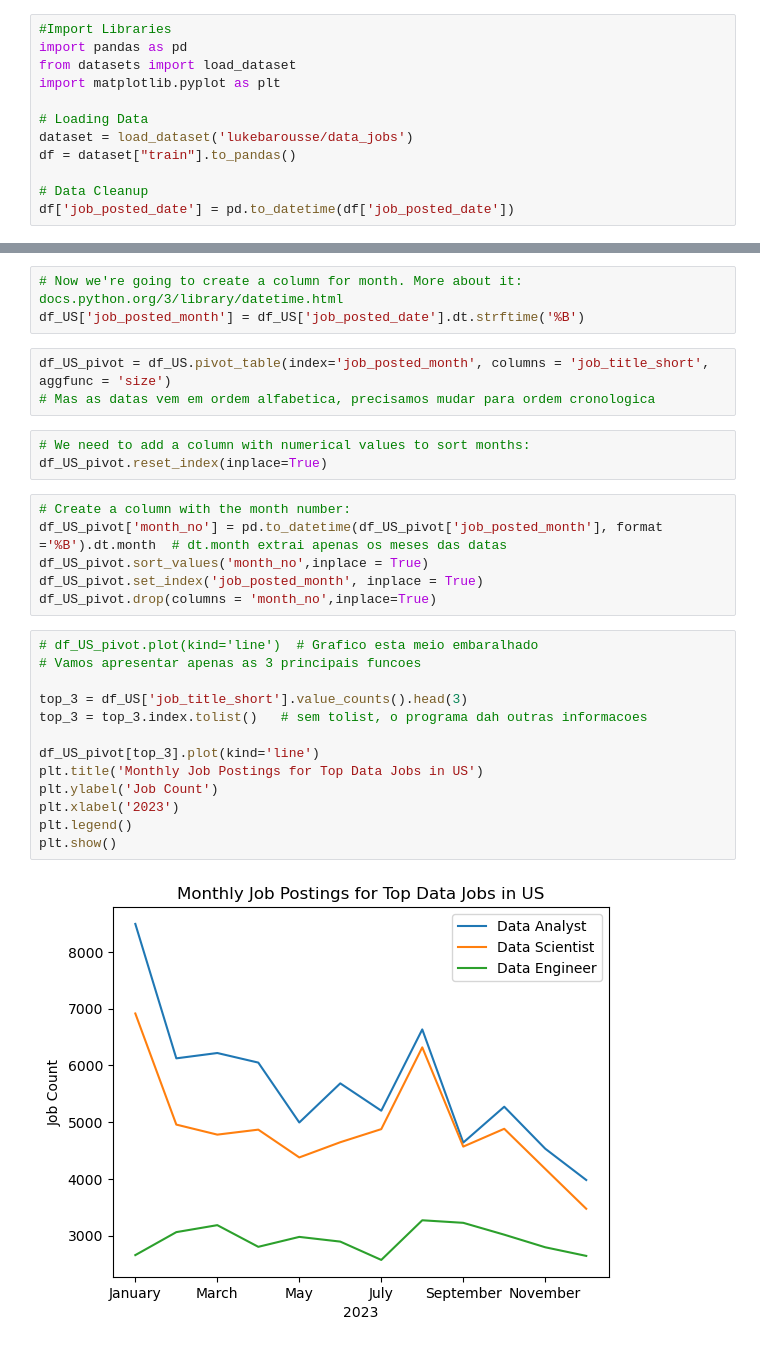
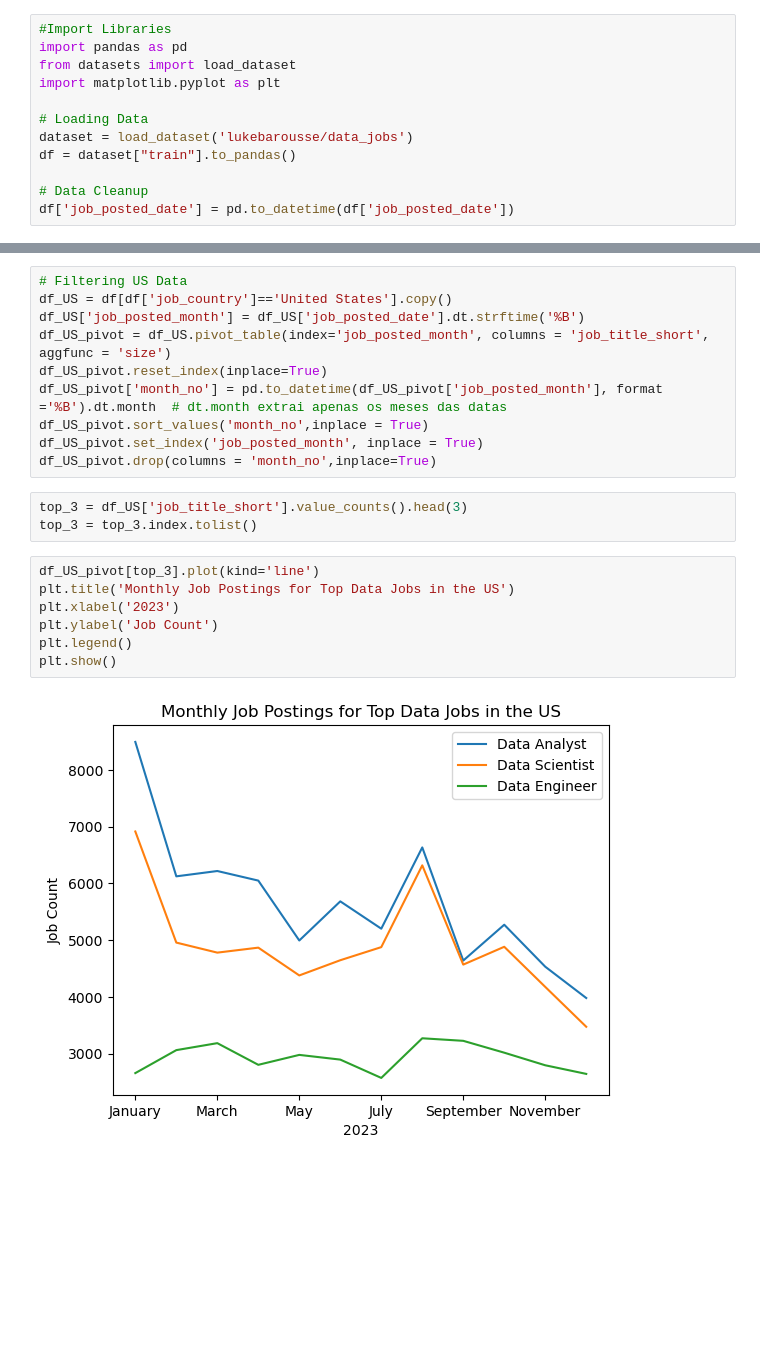
Before and after one commit to e-matsumura/Python_Data_Project, a Jupyter notebook: 2_Advanced/6_Exercise_Job_Demand.ipynb, the cells around one changed output, grey strips where cells are left out. Saved outputs shown, nothing was run; the diff lists cells and outputs as text; blank space fills up the shorter version.

```diff
--- a/2_Advanced/6_Exercise_Job_Demand.ipynb
+++ b/2_Advanced/6_Exercise_Job_Demand.ipynb
@@ -15,30 +13,22 @@ df_US = df[df['job_country']=='United States'].copy()  # good practice to have a
-# %%
-# Now we're going to create a column for month. More about it: docs.python.org/3/library/datetime.html
-df_US['job_posted_month'] = df_US['job_posted_date'].dt.strftime('%B')
-# %%
-df_US_pivot = df_US.pivot_table(index='job_posted_month', columns = 'job_title_short', aggfunc = 'size')
-# Mas as datas vem em ordem alfabetica, precisamos mudar para ordem cronologica
-# %%
-# We need to add a column with numerical values to sort months:
-df_US_pivot.reset_index(inplace=True)
 # %%
-# Create a column with the month number:
+# Filtering US Data
+df_US = df[df['job_country']=='United States'].copy()
+df_US['job_posted_month'] = df_US['job_posted_date'].dt.strftime('%B')
+df_US_pivot = df_US.pivot_table(index='job_posted_month', columns = 'job_title_short', aggfunc = 'size')
+df_US_pivot.reset_index(inplace=True)
 df_US_pivot['month_no'] = pd.to_datetime(df_US_pivot['job_posted_month'], format ='%B').dt.month  # dt.month extrai apenas os meses das datas
 df_US_pivot.sort_values('month_no',inplace = True)
 df_US_pivot.set_index('job_posted_month', inplace = True)
 df_US_pivot.drop(columns = 'month_no',inplace=True)
+# %%
+top_3 = df_US['job_title_short'].value_counts().head(3)
+top_3 = top_3.index.tolist()
 # %%
-# df_US_pivot.plot(kind='line')  # Grafico esta meio embaralhado
-# Vamos apresentar apenas as 3 principais funcoes
-
-top_3 = df_US['job_title_short'].value_counts().head(3)
-top_3 = top_3.index.tolist()   # sem tolist, o programa dah outras informacoes
-
 df_US_pivot[top_3].plot(kind='line')
-plt.title('Monthly Job Postings for Top Data Jobs in US')
+plt.title('Monthly Job Postings for Top Data Jobs in the US')
+plt.xlabel('2023')
 plt.ylabel('Job Count')
-plt.xlabel('2023')
 plt.legend()
 plt.show()
 # %% [output]
-[figure, old version]
+[figure, new version]
```
Also changed, not shown: parts of 1 cell of this notebook, 5 other files.
